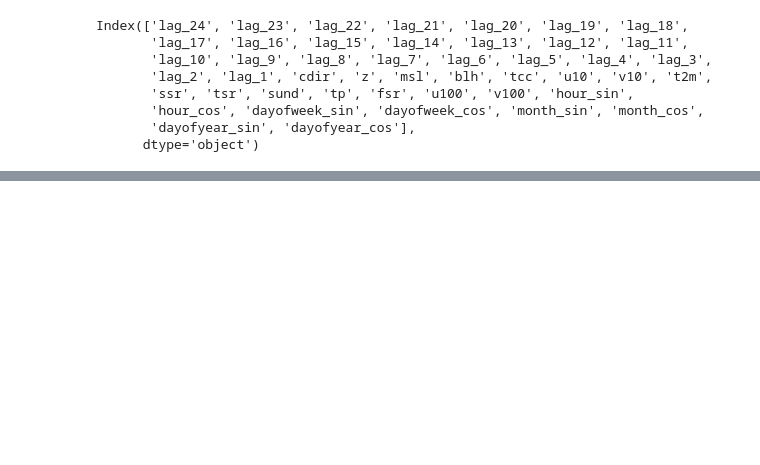
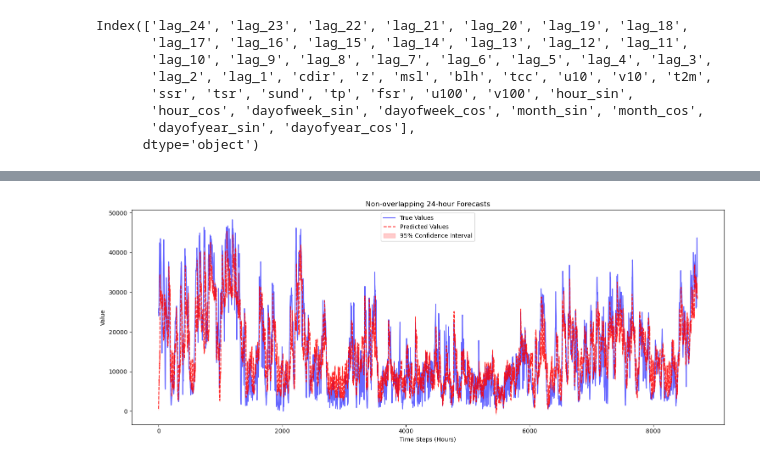
Before and after one commit to timoluebbing/WindPowerForecasting, a Jupyter notebook: experiments/tutorial.ipynb, the cells around one changed output, grey strips where cells are left out. Saved outputs shown, nothing was run; the diff lists cells and outputs as text; code cells hidden in the pictures; blank space fills up the shorter version.

```diff
--- a/experiments/tutorial.ipynb
+++ b/experiments/tutorial.ipynb
@@ -196,0 +589,90 @@ Index(['lag_24', 'lag_23', 'lag_22', 'lag_21', 'lag_20', 'lag_19', 'lag_18',
+# %%
+# ---------------------------------------
+# 2. Plot along the entire test set
+# ---------------------------------------
+
+# Calculate how many non-overlapping 24-hour segments we can have
+number_non_overlapping_test_samples = len(y_test) // FORECAST_HORIZON
+
+# Create time axis for the entire plot
+time_axis = np.arange(number_non_overlapping_test_samples * FORECAST_HORIZON)
+
+plt.figure(figsize=(15, 6))
+
+# Extract actual values for the same time points we'll be forecasting
+true_values = []
+predicted_values = []
+confidence_lower = []
+confidence_upper = []
+
+# For each non-overlapping segment
+for i in range(number_non_overlapping_test_samples):
+    # Get the index in the test data
+    idx = i * FORECAST_HORIZON
+
+    # Extract true values for this segment
+    segment_true = y_test[idx]
+    true_values.extend(segment_true)
+
+    # Extract predictions for this segment
+    segment_predicted = predicted_means_test[idx]
+    predicted_values.extend(segment_predicted)
+
+    # Calculate confidence intervals
+    segment_vars = predicted_vars_test[idx]
+    segment_lower = segment_predicted - 2 * np.sqrt(segment_vars)
+    segment_upper = segment_predicted + 2 * np.sqrt(segment_vars)
+    confidence_lower.extend(segment_lower)
+    confidence_upper.extend(segment_upper)
+
+# Convert to numpy arrays
+true_values = np.array(true_values)
+predicted_values = np.array(predicted_values)
+confidence_lower = np.array(confidence_lower)
+confidence_upper = np.array(confidence_upper)
+
+# Plot true values
+plt.plot(time_axis, true_values, "b-", label="True Values", alpha=0.6)
+
+# Plot predicted values
+plt.plot(time_axis, predicted_values, "r--", label="Predicted Values", alpha=0.8)
+
+# Plot confidence intervals
+plt.fill_between(
+    time_axis,
+    confidence_lower,
+    confidence_upper,
+    color="red",
+    alpha=0.2,
+    label="95% Confidence Interval",
+)
+
+# Add vertical lines to separate the 24-hour segments
+# for i in range(1, number_non_overlapping_test_samples):
+#     plt.axvline(x=i * FORECAST_HORIZON, color="gray", linestyle="--", alpha=0.5)
+
+plt.xlabel("Time Steps (Hours)")
+plt.ylabel("Value")
+plt.title("Non-overlapping 24-hour Forecasts")
+plt.legend()
+plt.tight_layout()
+plt.show()
+
+# Optional: Display forecast metrics for each segment
+segment_rmses = []
+for i in range(number_non_overlapping_test_samples):
+    idx = i * FORECAST_HORIZON
+    segment_true = y_test[idx]
+    segment_predicted = predicted_means_test[idx]
+    segment_rmse = root_mean_squared_error(segment_true, segment_predicted)
+    segment_rmses.append(segment_rmse)
+
+plt.figure(figsize=(10, 4))
+plt.plot(np.arange(number_non_overlapping_test_samples), segment_rmses, marker="o")
+plt.xlabel("Forecast Segment")
+plt.ylabel("RMSE")
+plt.title("Forecast Error by Segment")
+plt.tight_layout()
+plt.show()
+# %% [output]
+[figure, added]
```
Also changed, not shown: parts of 28 cells of this notebook.
